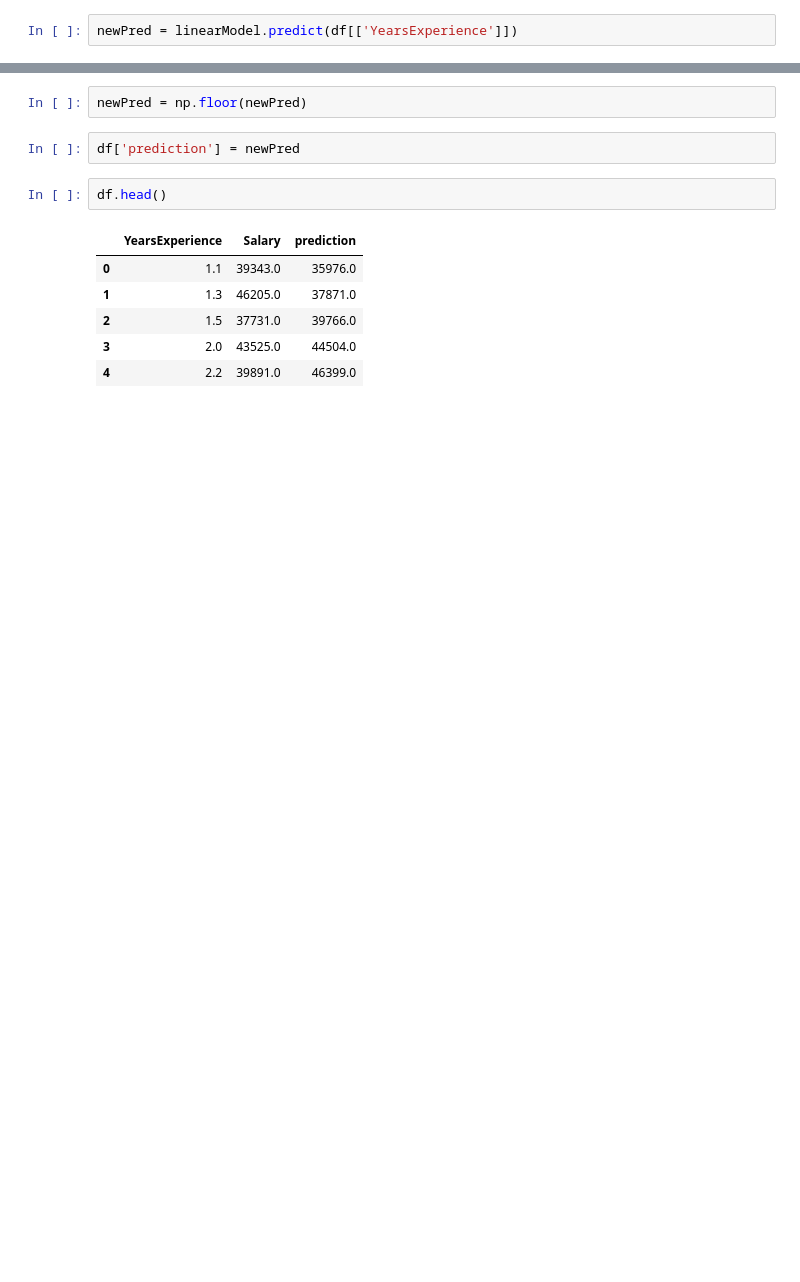
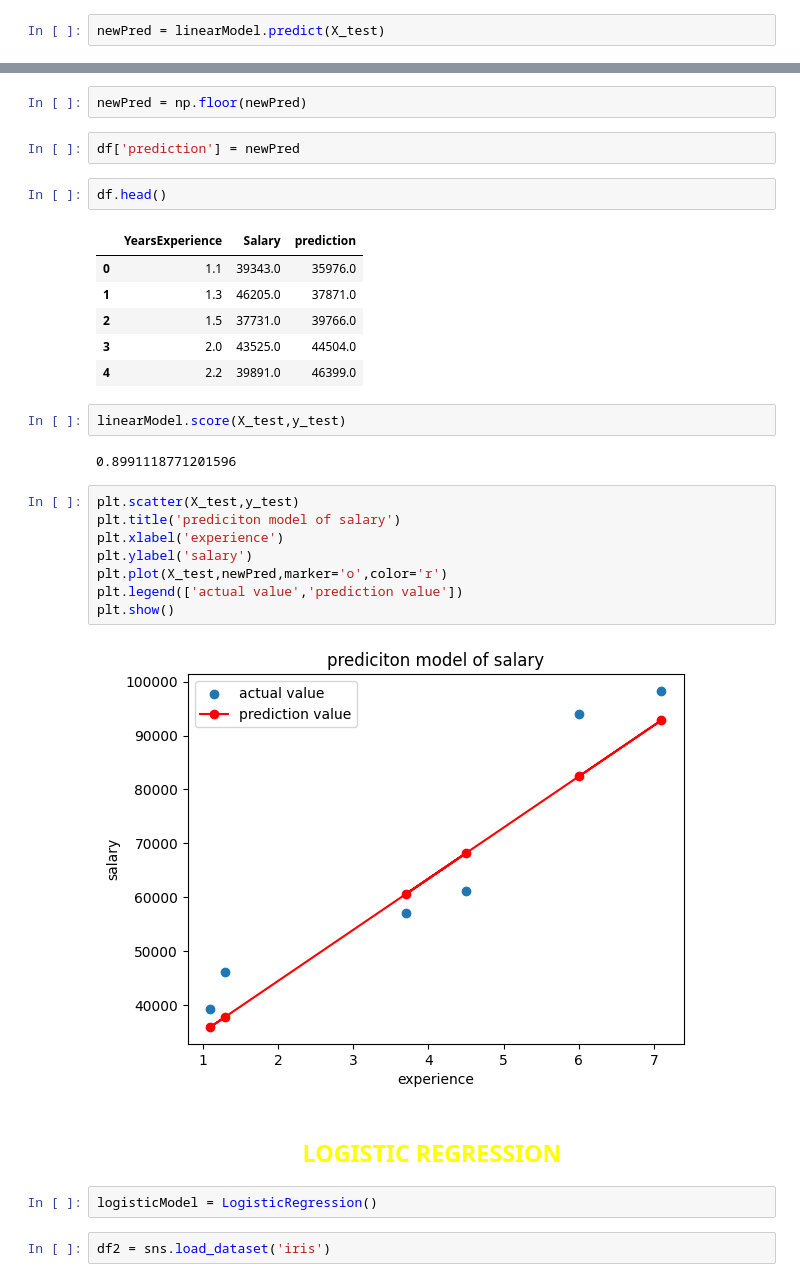
Before and after one commit to ThunderboltGM/Technical-session, a Jupyter notebook: Day-3.ipynb, the cells around one changed output, grey strips where cells are left out. Drawn from its saved outputs; the diff is of its cells as text; blank space fills up the shorter version.

Commit message:
added logistic regression model

```diff
--- a/Day-3.ipynb
+++ b/Day-3.ipynb
@@ -158,4 +158,4 @@ df.shape
 # %% [output]
 (30, 2)
 # %%
-newPred = linearModel.predict(df[['YearsExperience']])
+newPred = linearModel.predict(X_test)
@@ -174,3 +172,23 @@ df.head()
 | 2 | 1.5 | 37731.0 | 39766.0 |
 | 3 | 2.0 | 43525.0 | 44504.0 |
 | 4 | 2.2 | 39891.0 | 46399.0 |
+# %%
+linearModel.score(X_test,y_test)
+# %% [output]
+0.8991118771201596
+# %%
+plt.scatter(X_test,y_test)
+plt.title('prediciton model of salary')
+plt.xlabel('experience')
+plt.ylabel('salary')
+plt.plot(X_test,newPred,marker='o',color='r')
+plt.legend(['actual value','prediction value'])
+plt.show()
+# %% [output]
+[figure, added]
+# %% [markdown]
+<h2 style="color:yellow;text-align:center">LOGISTIC REGRESSION</h2>
+# %%
+logisticModel = LogisticRegression()
+# %%
+df2 = sns.load_dataset('iris')
```
Also changed, not shown: parts of 18 cells of this notebook.
